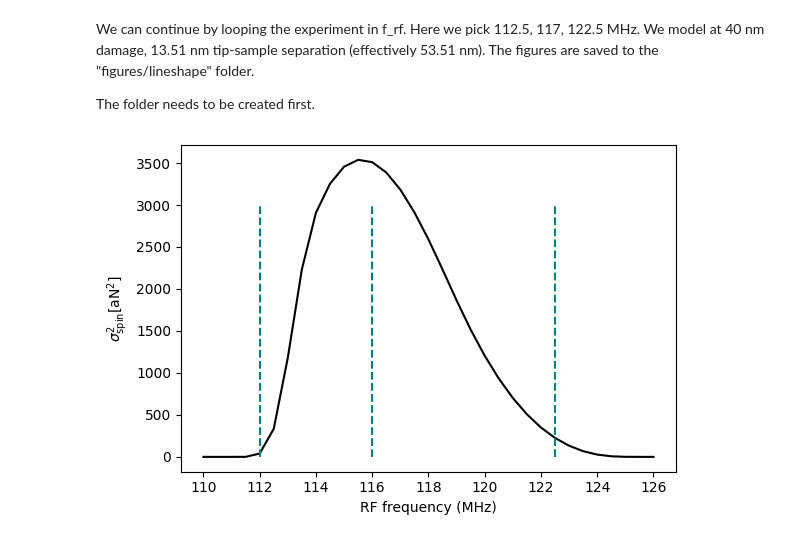
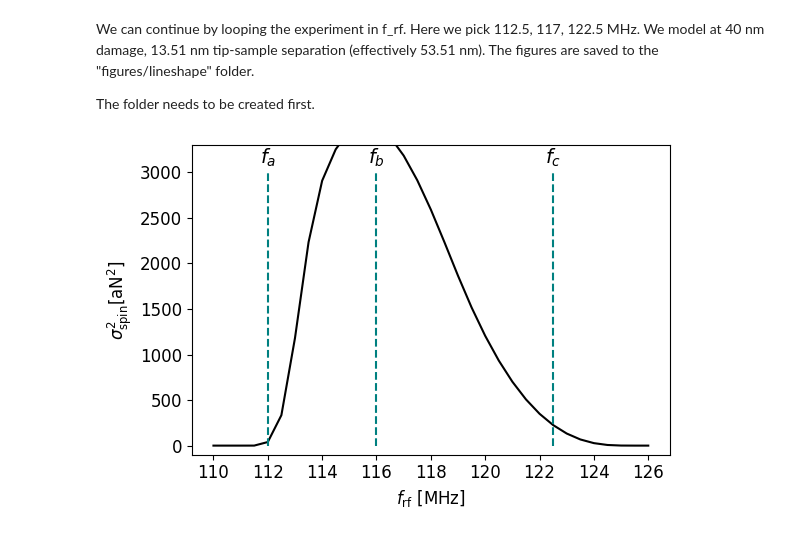
Before and after one commit to Marohn-Group/mrfmsim-examples, a Jupyter notebook: examples/example_ibmcyclic_Longenecker2012nov.ipynb, the cells around one changed output. Cells and saved outputs as stored; diff of their text form; code cells hidden in the pictures.

```diff
--- a/examples/example_ibmcyclic_Longenecker2012nov.ipynb
+++ b/examples/example_ibmcyclic_Longenecker2012nov.ipynb
@@ -335,7 +322,9 @@ from mrfmsim.shortcut import loop_shortcut
 
 import numpy as np
 # %%
-grid = Grid(shape=(201, 201, 21), step=[2.0, 2.0, 2.0], origin=[0.0, 0.0, -20.0])
+grid = Grid(
+    grid_shape=(201, 201, 21), grid_step=[2.0, 2.0, 2.0], grid_origin=[0.0, 0.0, -20.0]
+)
 sample = Sample(spin="1H", temperature=5.5, T1=10, T2=5e-6, spin_density=49.0)
 
 # B1 = 5 # mT
@@ -369,16 +354,16 @@ In Figure 4 of the paper, the fitting uses the second case with additional param
 Here we should the cases for additional deadlayer cases and use 51 to back out the constant used for the fitting (roughly).
 Here we ignore the last height since it is not used in the paper.
 # %%
-key_format = "{} mT $\mu_0M_s$ {} nm deadlayer"
+key_format = "{} mT $\mu_0M_s$, {} nm damage layer"
 signal_damage = {}
 
 # magnet with deadlayer or reduced magnetization
 
 for mu0_Ms, dlayer in [(690, 0), (1800, 45), (1800, 51), (1800, 60)]:
     magnet_d = RectangularMagnet(
-        length=[225.0, 79.0, 1494.0 - dlayer],
+        magnet_length=[225.0, 79.0, 1494.0 - dlayer],
         mu0_Ms=mu0_Ms,
-        origin=[0.0, 0.0, (1494 - dlayer) / 2.0],
+        magnet_origin=[0.0, 0.0, (1494 - dlayer) / 2.0],
     )
 
     h_list_d = h_list + np.array([0, 0, dlayer])  # extraneous tip-sample separation
@@ -489,24 +496,35 @@ The figures are saved to the "figures/lineshape" folder.
 
 The folder needs to be created first.
 # %%
-
 plt_f_rf_list = [f_larmor, 116.0e6, 122.5e6]
 h_index = np.where(h_list == [0, 0, 31.28])
-sim_sig = signal_damage["1800 mT $\mu_0M_s$ 45 nm deadlayer"]
+sim_sig = signal_damage["1800 mT $\mu_0M_s$, 45 nm damage layer"]
 sim_sig = [-s[0] for s in sim_sig[i]]
-
+# Set global font size to 12
+plt.rcParams.update({"font.size": 12})
 fig = plt.figure(figsize=(6, 4))
 plt.plot(f_rf_list / 1e6, sim_sig, "-", color="black")
-plt.xlabel("RF frequency (MHz)")
+plt.xlabel("$f_\mathrm{rf}$ [MHz]")
 plt.ylabel("$\sigma^2_\mathrm{spin} [\mathrm{aN}^2]$")
 
-for f_rf in plt_f_rf_list:
+
+text = ["$f_a$", "$f_b$", "$f_c$"]
+for i, f_rf in enumerate(plt_f_rf_list):
     plt.vlines(x=f_rf / 1e6, ymin=0, ymax=3000, color="teal", linestyles="dashed")
+    plt.text(
+        f_rf / 1e6,
+        3100,
+        text[i],
+        color="black",
+        horizontalalignment="center",
+        fontsize=14,
+    )
+plt.ylim(-100, 3300)
 plt.tight_layout()
 plt.savefig("figures/longenecker_31.28.pdf")
 plt.show()
 # %% [output]
-[figure, old version]
+[figure, new version]
 # %%
 ibm_plots_looped = loop_shortcut(ibm_plots, "f_rf")
 
```
Also changed, not shown: parts of 8 cells of this notebook, 4 other files.
